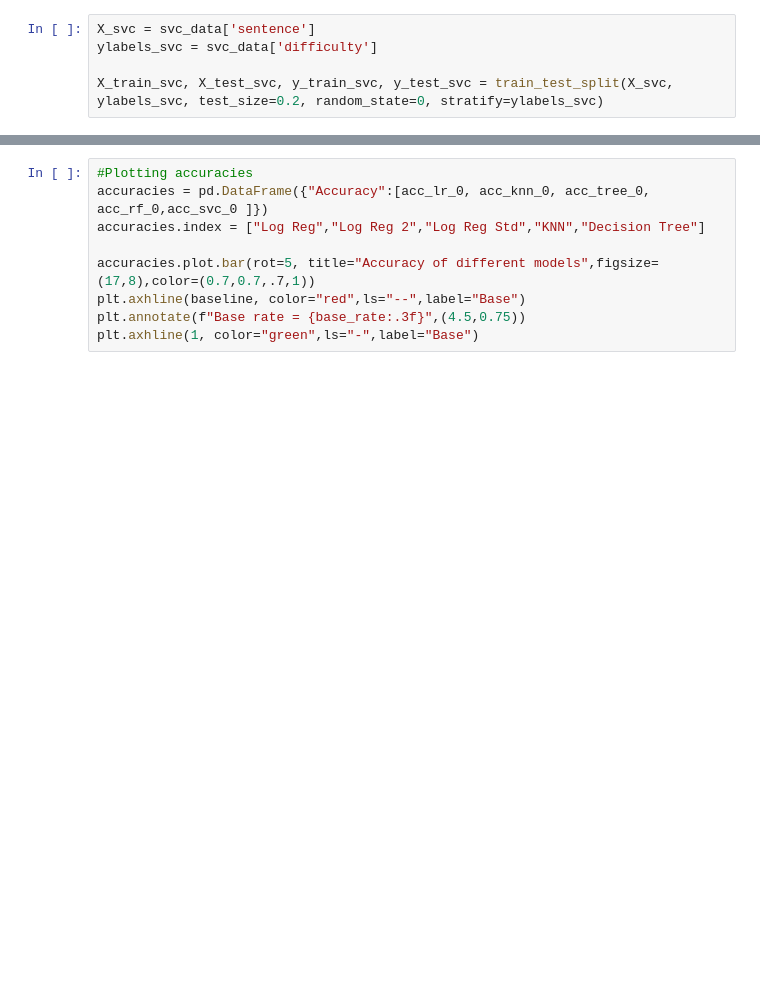
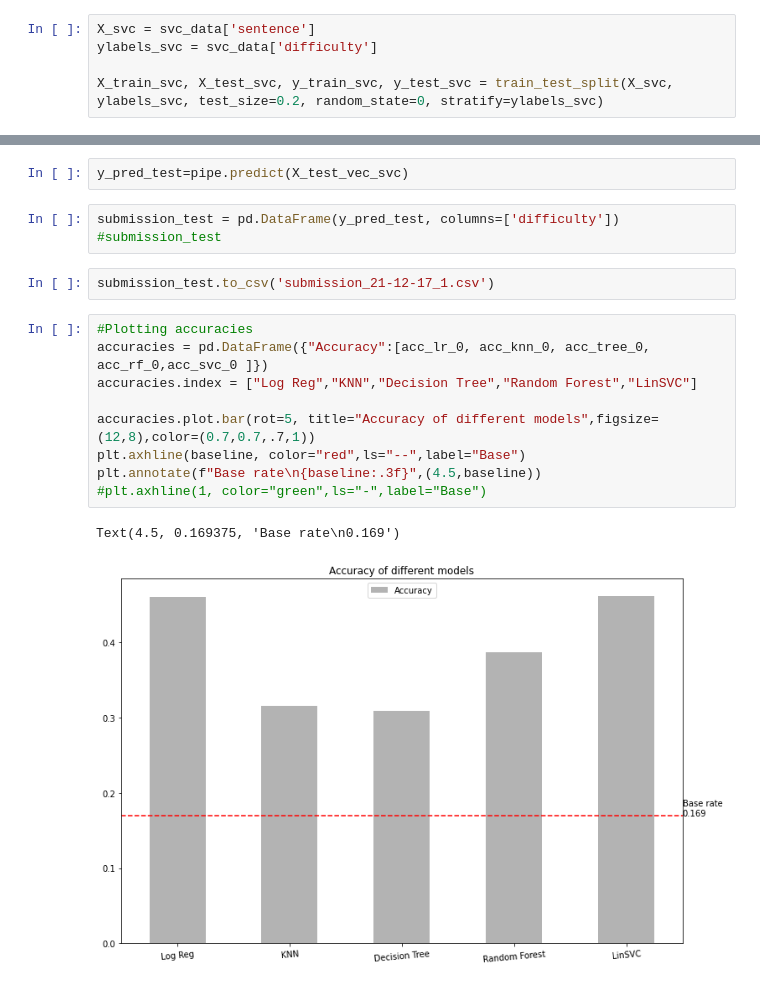
Before and after one commit to chadi-aebi/DMML2021_Rolex, a Jupyter notebook: code/Notebook_Rolex.ipynb, the cells around one changed output, grey strips where cells are left out. Cells and saved outputs as stored; diff of their text form; blank space fills up the shorter version.

```diff
--- a/code/Notebook_Rolex.ipynb
+++ b/code/Notebook_Rolex.ipynb
@@ -1396,9 +1440,19 @@ Test Accuracy:  0.3115
+# %%
+y_pred_test=pipe.predict(X_test_vec_svc)
+# %%
+submission_test = pd.DataFrame(y_pred_test, columns=['difficulty'])
+#submission_test
+# %%
+submission_test.to_csv('submission_21-12-17_1.csv')
 # %%
 #Plotting accuracies
 accuracies = pd.DataFrame({"Accuracy":[acc_lr_0, acc_knn_0, acc_tree_0, acc_rf_0,acc_svc_0 ]})
-accuracies.index = ["Log Reg","Log Reg 2","Log Reg Std","KNN","Decision Tree"]
+accuracies.index = ["Log Reg","KNN","Decision Tree","Random Forest","LinSVC"]
 
-accuracies.plot.bar(rot=5, title="Accuracy of different models",figsize=(17,8),color=(0.7,0.7,.7,1))
+accuracies.plot.bar(rot=5, title="Accuracy of different models",figsize=(12,8),color=(0.7,0.7,.7,1))
 plt.axhline(baseline, color="red",ls="--",label="Base")
-plt.annotate(f"Base rate = {base_rate:.3f}",(4.5,0.75))
-plt.axhline(1, color="green",ls="-",label="Base")
+plt.annotate(f"Base rate\n{baseline:.3f}",(4.5,baseline))
+#plt.axhline(1, color="green",ls="-",label="Base")
+# %% [output]
+Text(4.5, 0.169375, 'Base rate\n0.169')
+[figure, added]
```
Also changed, not shown: parts of 48 cells of this notebook.
